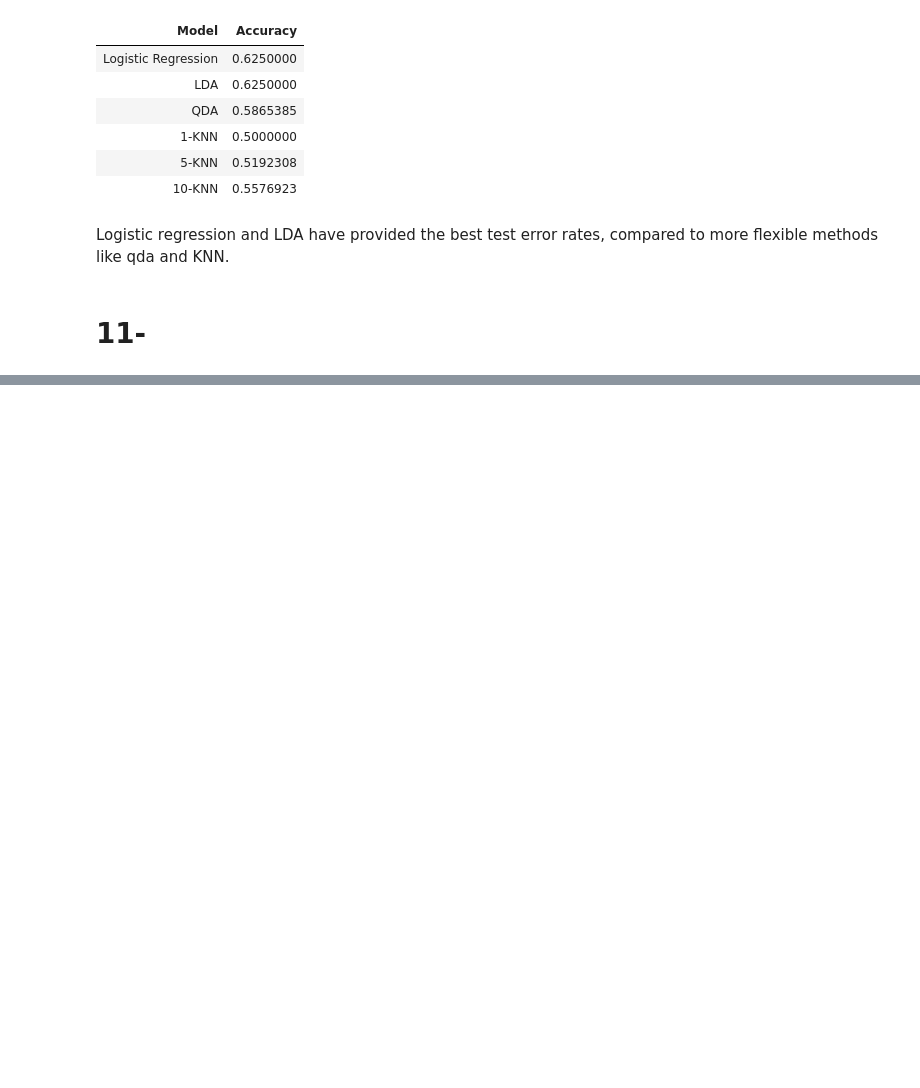
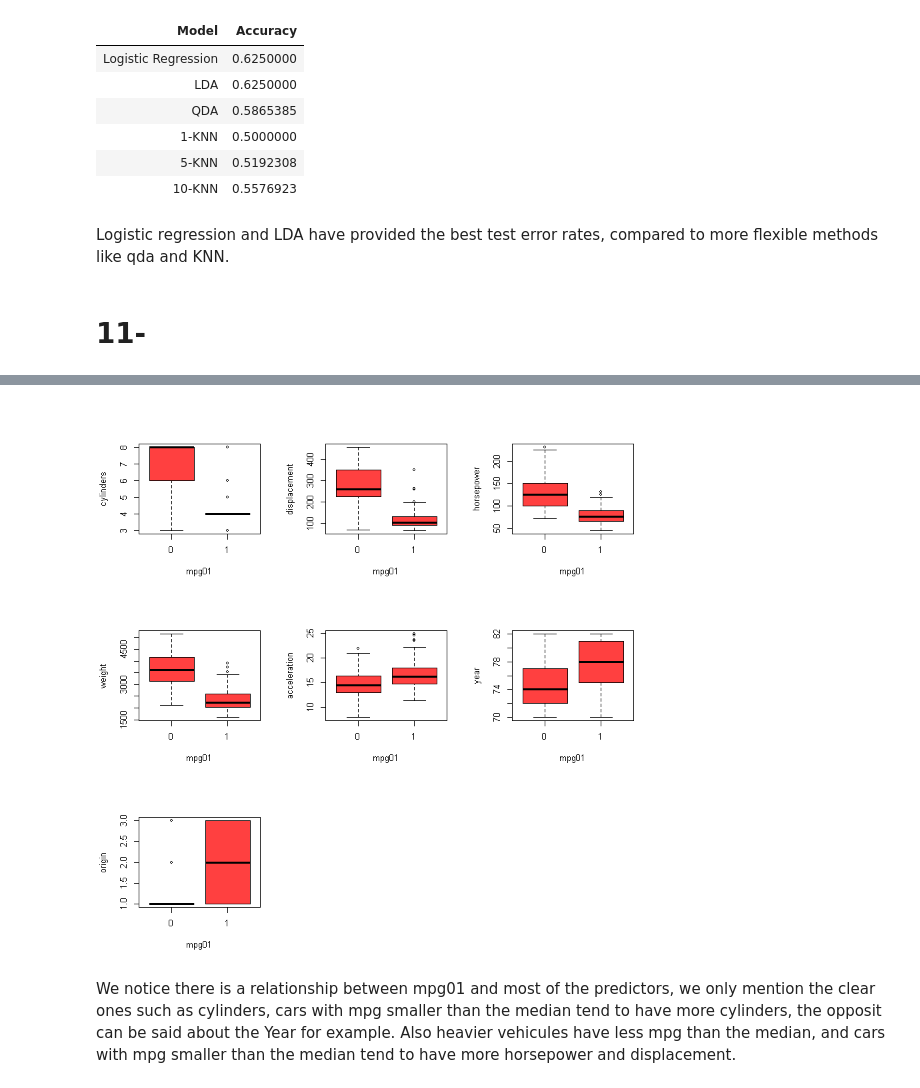
Before and after one commit to YoussefEssDS/ISLR-Labs, a Jupyter notebook: LAB Classification ISLR.ipynb, the cells around one changed output, grey strips where cells are left out. Drawn from its saved outputs; the diff is of its cells as text; code cells hidden in the pictures; blank space fills up the shorter version.

```diff
--- a/LAB Classification ISLR.ipynb
+++ b/LAB Classification ISLR.ipynb
@@ -244,0 +273,9 @@ Logistic regression and LDA have provided the best test error rates, compared to
+# %%
+par(mfrow = c(3,3))
+for (i in 2:8){
+    plot(as.factor(mpg01),auto[,i],xlab='mpg01',ylab = names(auto)[i],col='brown1')
+}
+# %% [output]
+[figure, added]
+# %% [markdown]
+We notice there is a relationship between mpg01 and most of the predictors, we only mention the clear ones such as cylinders, cars with mpg smaller than the median tend to have more cylinders, the opposit can be said about the Year for example. Also heavier vehicules have less mpg than the median, and cars with mpg smaller than the median tend to have more horsepower and displacement.
```
Also changed, not shown: parts of 4 cells of this notebook.
